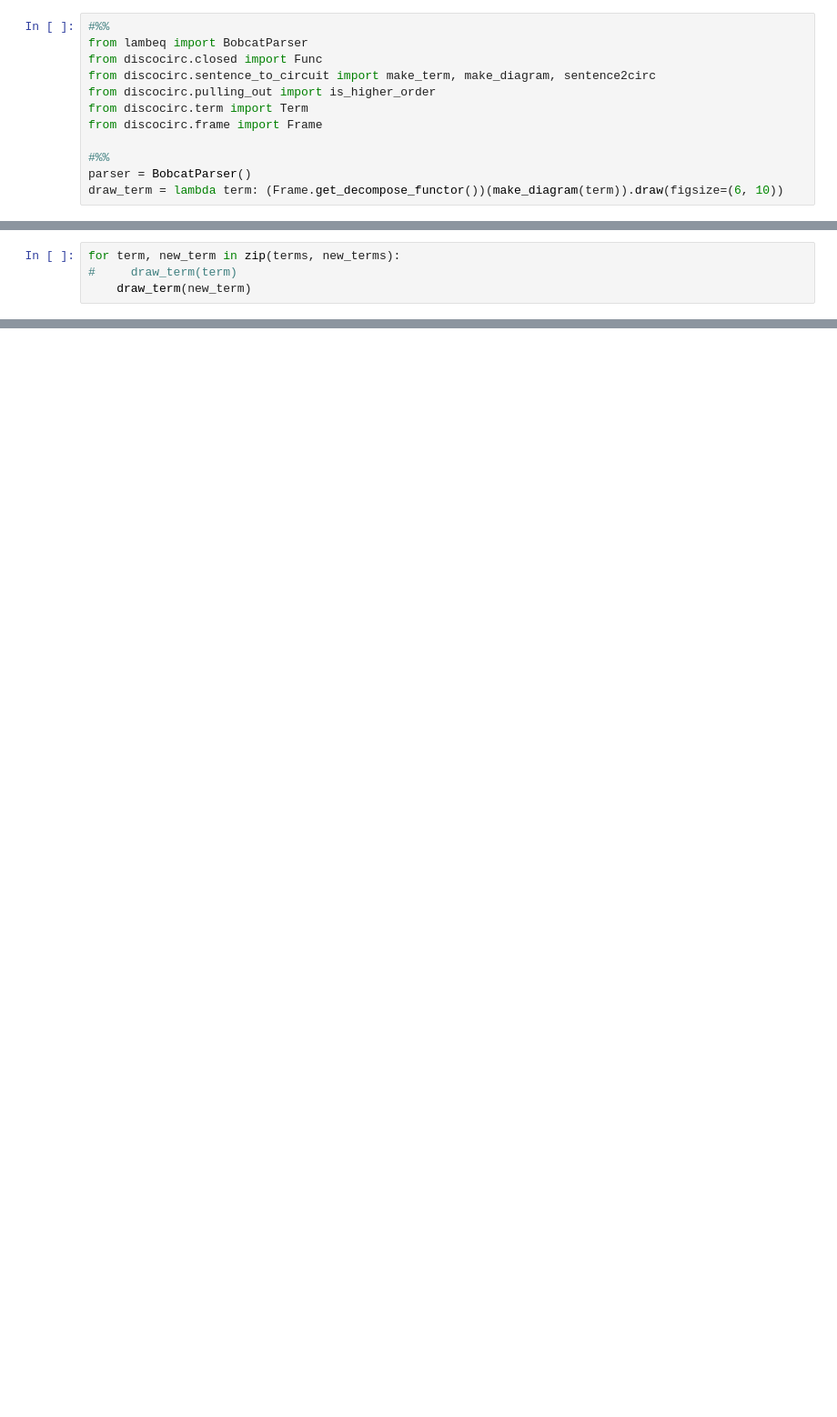
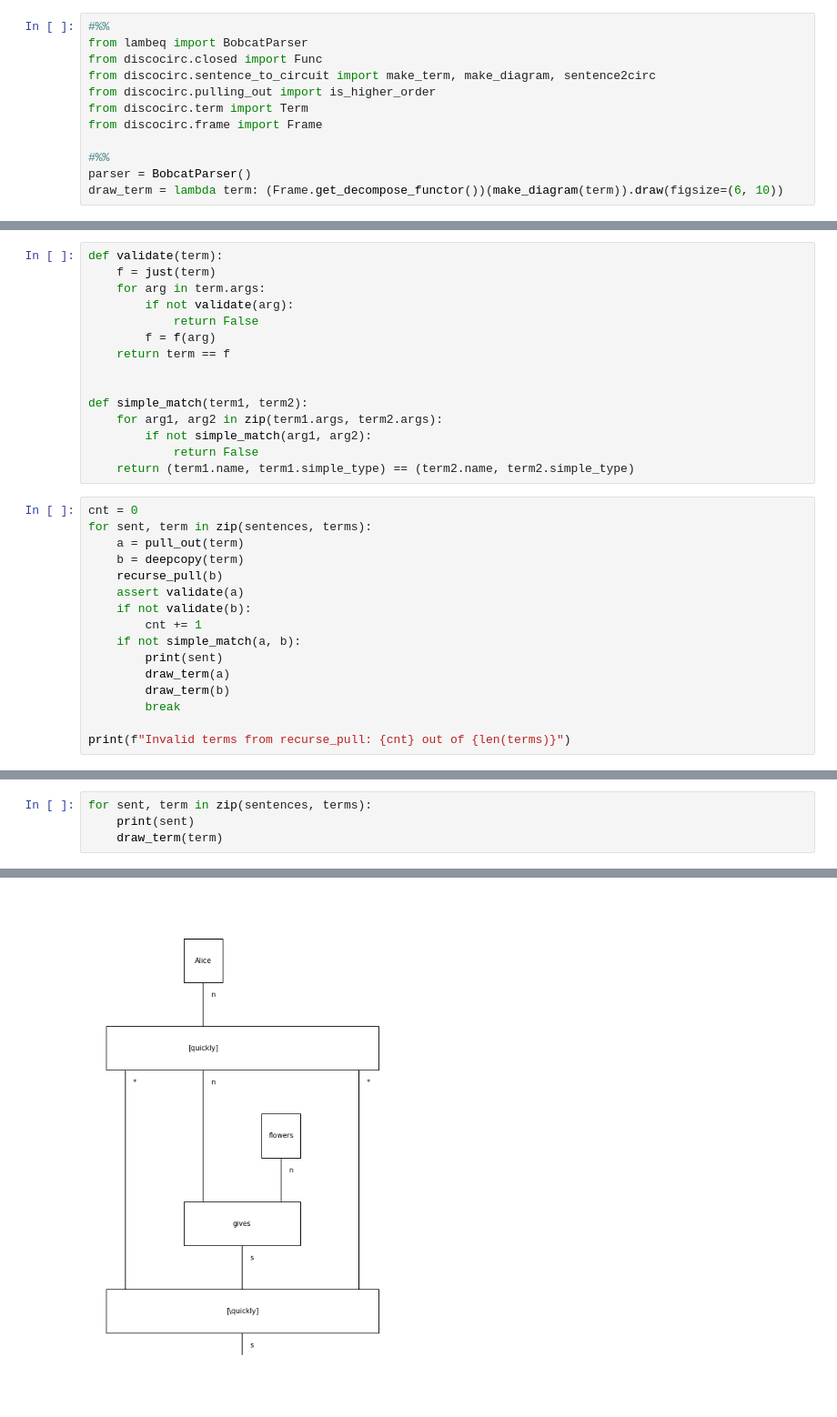
Before and after one commit to CQCL/text_to_discocirc, a Jupyter notebook: src/pull_out_demo.ipynb, the cells around one changed output, grey strips where cells are left out. Shown at 91% size. Cells and saved outputs as stored; diff of their text form; blank space fills up the shorter version.

```diff
--- a/src/pull_out_demo.ipynb
+++ b/src/pull_out_demo.ipynb
@@ -98,4 +134,0 @@ Wall time: 5.96 µs
-# %%
-for term, new_term in zip(terms, new_terms):
-#     draw_term(term)
-    draw_term(new_term)
@@ -105,0 +138,31 @@ for term, new_term in zip(terms, new_terms):
+# %%
+def validate(term):
+    f = just(term)
+    for arg in term.args:
+        if not validate(arg):
+            return False
+        f = f(arg)
+    return term == f
+
+
+def simple_match(term1, term2):
+    for arg1, arg2 in zip(term1.args, term2.args):
+        if not simple_match(arg1, arg2):
+            return False
+    return (term1.name, term1.simple_type) == (term2.name, term2.simple_type)
+# %%
+cnt = 0
+for sent, term in zip(sentences, terms):
+    a = pull_out(term)
+    b = deepcopy(term)
+    recurse_pull(b)
+    assert validate(a)
+    if not validate(b):
+        cnt += 1
+    if not simple_match(a, b):
+        print(sent)
+        draw_term(a)
+        draw_term(b)
+        break
+
+print(f"Invalid terms from recurse_pull: {cnt} out of {len(terms)}")
@@ -105,0 +183,5 @@ for term, new_term in zip(terms, new_terms):
+# %%
+for sent, term in zip(sentences, terms):
+    print(sent)
+    draw_term(term)
+# %% [output]
@@ -105,0 +189 @@ for term, new_term in zip(terms, new_terms):
+[figure, added]
```
Also changed, not shown: parts of 12 cells of this notebook, 1 other file.
